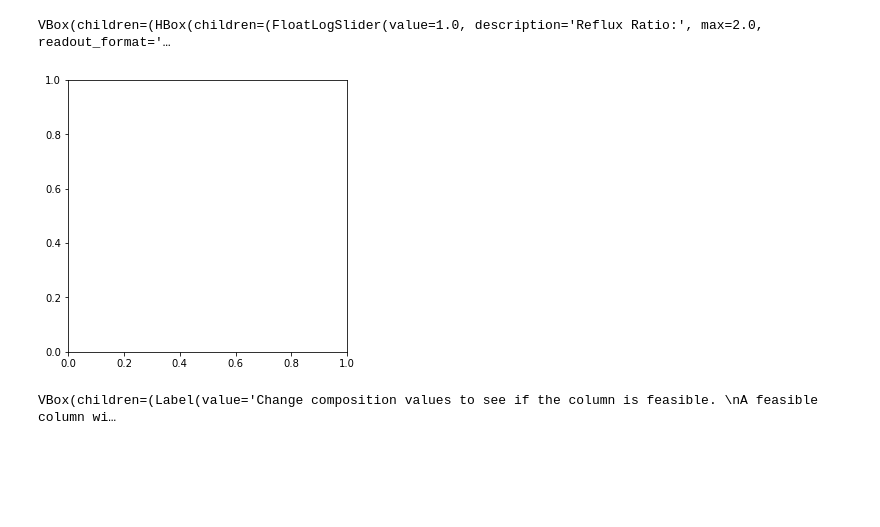
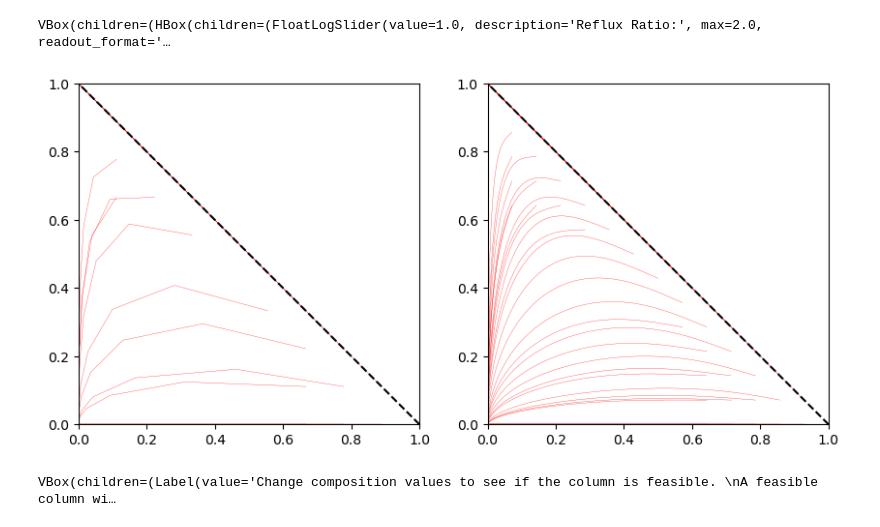
Before and after one commit to AMKCode/ExtractiveDistillationSimulator, a Jupyter notebook: src/Example2.ipynb, the cells around one changed output. Cells and saved outputs as stored; diff of their text form; code cells hidden in the pictures; blank space fills up the shorter version.

```diff
--- a/src/Example2.ipynb
+++ b/src/Example2.ipynb
@@ -79,15 +79,16 @@ VBox(children=(HBox(children=(FloatLogSlider(value=1.0, description='Reflux Rati
 # %%
 from ipywidgets import HBox, VBox, FloatSlider, Output
 import matplotlib.pyplot as plt
 import numpy as np
 
 out_residue = Output()
 
 distillation_model = DistillationModelTernary(TolBenXylSys, xF=np.array([0.4,0.3,0.3]), xD=np.array([0.3,0.3,0.4]), xB=np.array([0.3,0.3,0.4]), reflux=1e10)
-fig, ax = plt.subplots(1,1,figsize= (5,5))
-#distillation_model.plot_residue_curve(0,ax)
+fig, ax = plt.subplots(1,2,figsize= (10,10))
+distillation_model.plot_residue_curve_og(0,ax[0])
+distillation_model.plot_residue_curve_mod(0,ax[1])
 # %% [output]
-[figure, old version]
+[figure, new version]
 # %%
 xD1_slider =  widgets.FloatSlider(value=0.96, min=0.00, max=1.00, step=0.001,  description='xD Benzene:', readout_format='.2f')
 xD2_slider =  widgets.FloatSlider(value=0.03, min=0.00, max=0.04, step=0.001,  description='xD Toluene:', readout_format='.2f')
```
